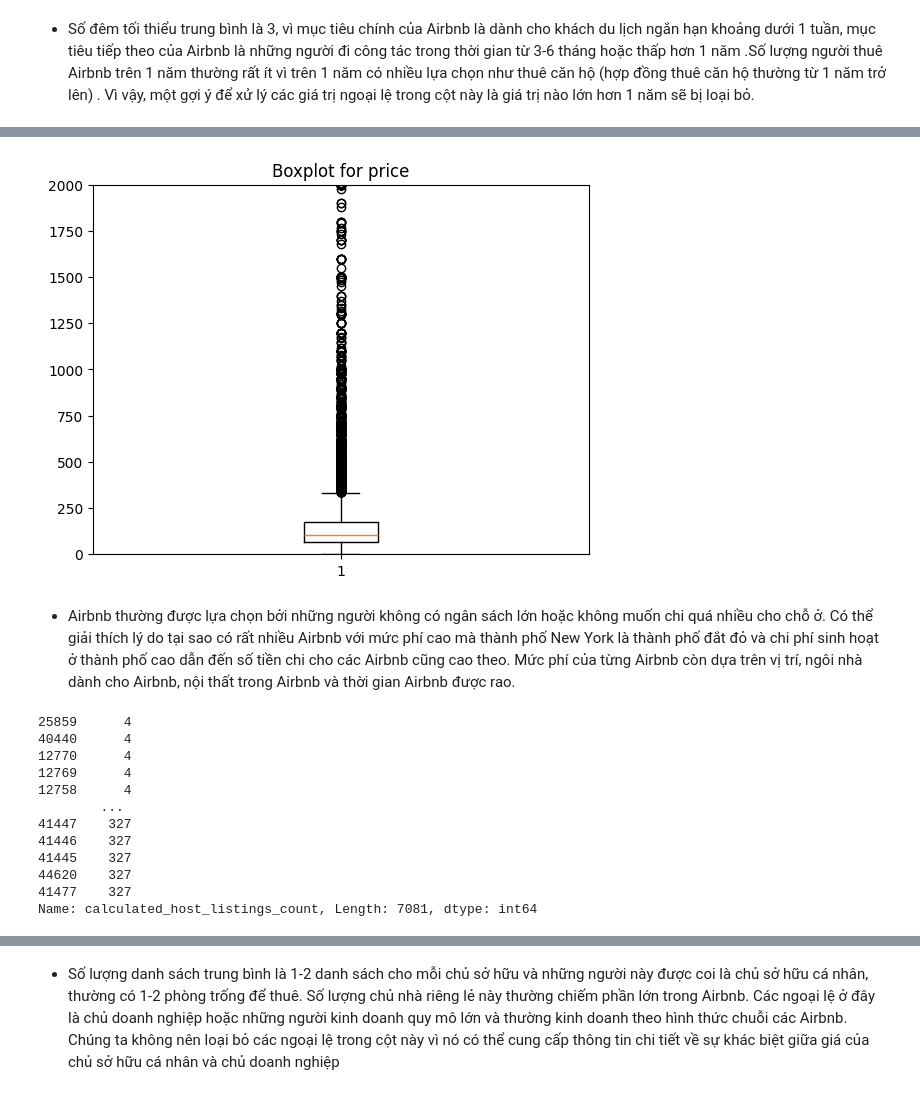
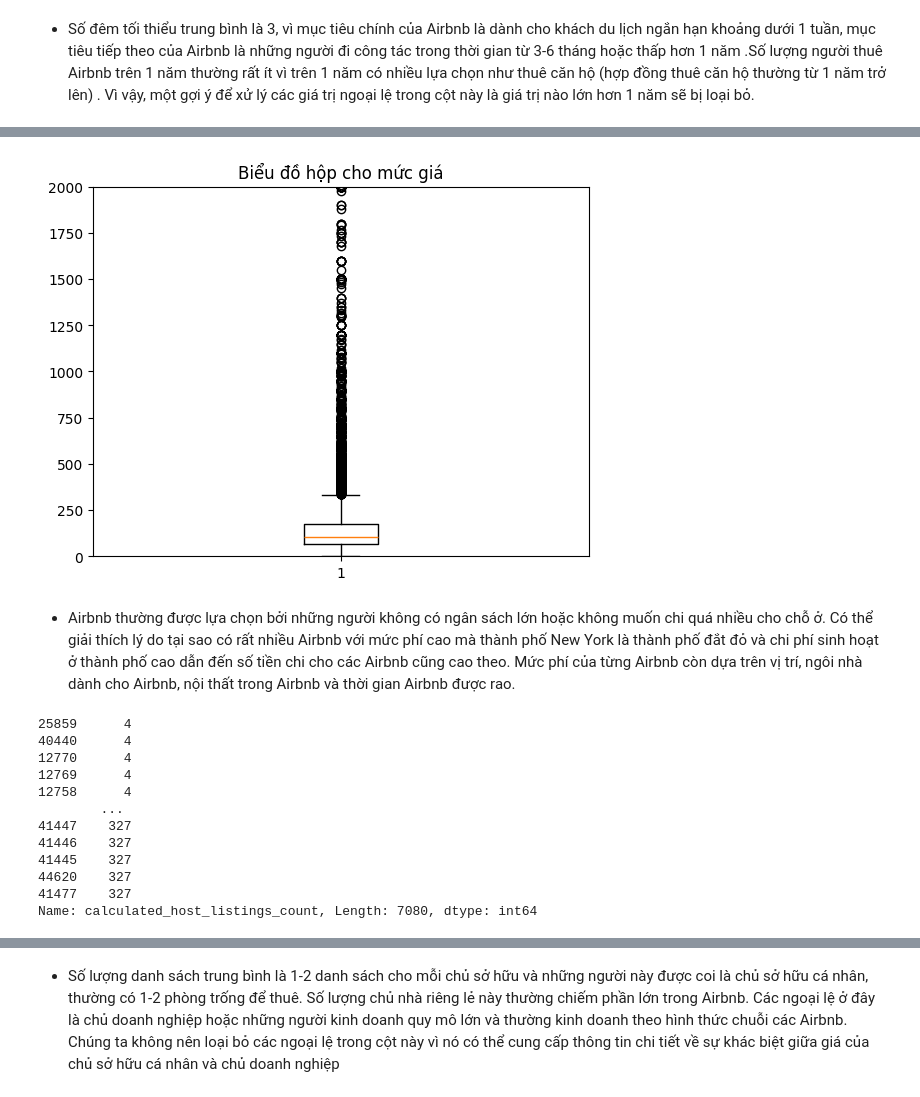
Before and after one commit to Gabien21/CSC17104_P4DS_final_project, a Jupyter notebook: Project/2_Exploring_and_preprocessing_data.ipynb, the cells around one changed output, grey strips where cells are left out. Saved outputs shown, nothing was run; the diff lists cells and outputs as text; code cells hidden in the pictures.

```diff
--- a/Project/2_Exploring_and_preprocessing_data.ipynb
+++ b/Project/2_Exploring_and_preprocessing_data.ipynb
@@ -212,5 +212,4 @@ def find_limit(col) :
 # %%
 lower_limit_nights,upper_limit_nights = find_limit(df['minimum_nights'])
 outliers_df_nights = df[(df['minimum_nights'] < lower_limit_nights) | (df['minimum_nights'] > upper_limit_nights)]['minimum_nights'].sort_values()
-# df.loc[outliers_df_nights[outliers_df_nights > 366]]
-outliers_df_nights[outliers_df_nights > 366]
+df = df[df['minimum_nights'] <= 366]
@@ -258,10 +242,10 @@ Name: price, Length: 2972, dtype: int64
 # %%
 plt.boxplot(df['price'])
 plt.ylim(0,2000)
-plt.title('Boxplot for price')
+plt.title('Biểu đồ hộp cho mức giá')
 plt.show()
 # %% [output]
-[figure, old version]
+[figure, new version]
 # %% [markdown]
 - Airbnb thường được lựa chọn bởi những người không có ngân sách lớn hoặc không muốn chi quá nhiều cho chỗ ở. Có thể giải thích lý do tại sao có rất nhiều Airbnb với mức phí cao mà thành phố New York là thành phố đắt đỏ và chi phí sinh hoạt ở thành phố cao dẫn đến số tiền chi cho các Airbnb cũng cao theo. Mức phí của từng Airbnb còn dựa trên vị trí, ngôi nhà dành cho Airbnb, nội thất trong Airbnb và thời gian Airbnb được rao.
 # %%
@@ -280,7 +264,7 @@ outliers_df_host
 41445    327
 44620    327
 41477    327
-Name: calculated_host_listings_count, Length: 7081, dtype: int64
+Name: calculated_host_listings_count, Length: 7080, dtype: int64
 # %%
 plt.boxplot(df['calculated_host_listings_count'])
 plt.ylim(0,10)
```
Also changed, not shown: parts of 33 cells of this notebook, 10 other files.
